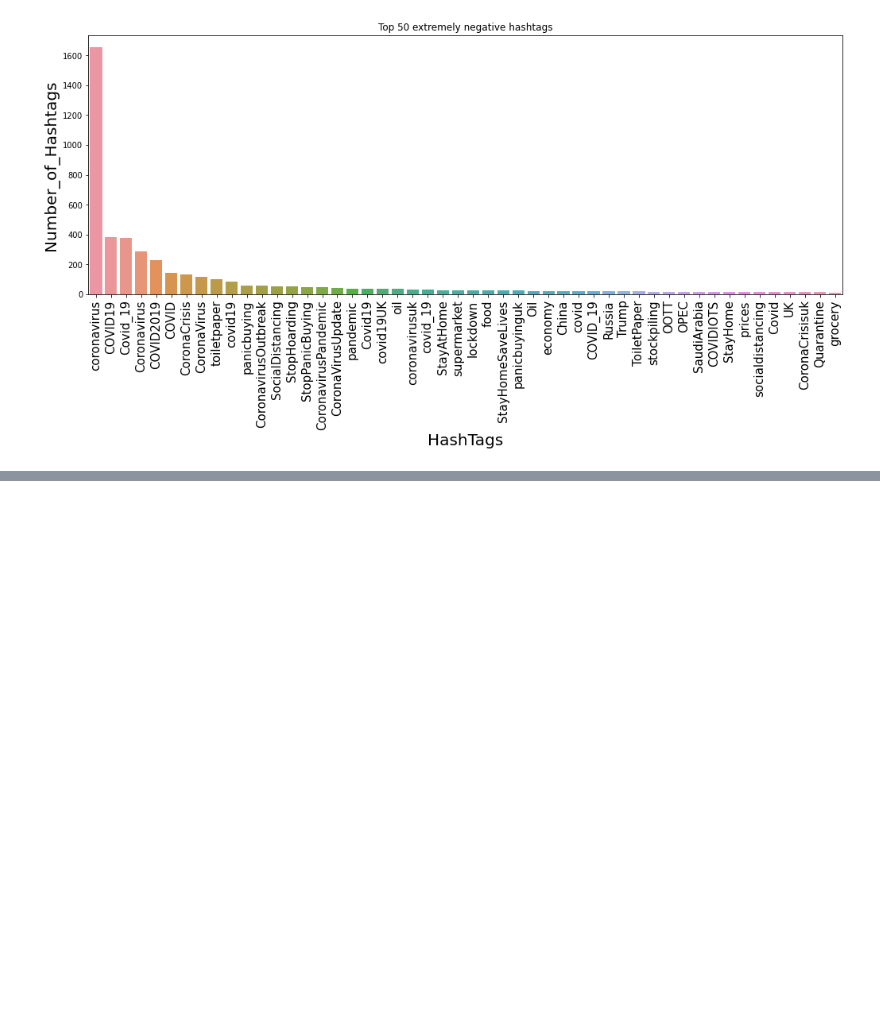
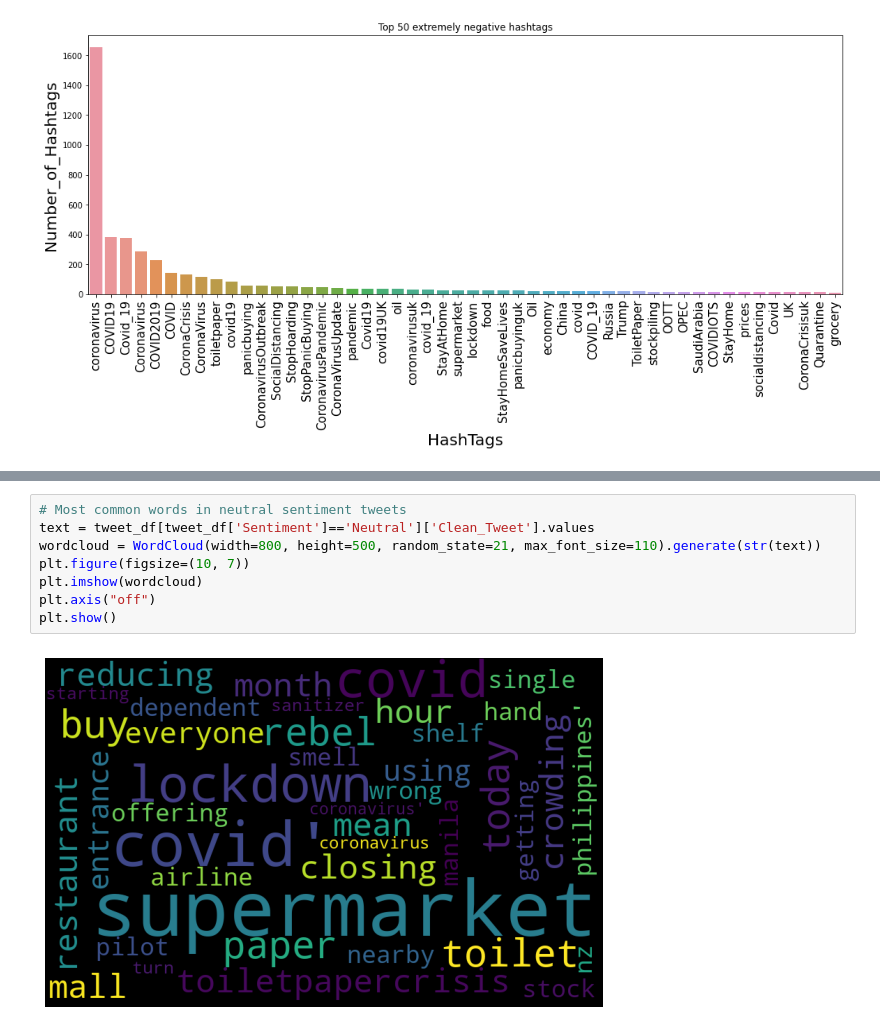
Before and after one commit to mukteshsingh95/Coronavirus-Tweet-Sentiment, a Jupyter notebook: Coronavirus_Tweet_Sentiment.ipynb, the cells around one changed output, grey strips where cells are left out. Cells and saved outputs as stored; diff of their text form; blank space fills up the shorter version.

```diff
--- a/Coronavirus_Tweet_Sentiment.ipynb
+++ b/Coronavirus_Tweet_Sentiment.ipynb
@@ -888,0 +961,10 @@ Text(0.5, 1.0, 'Top 50 extremely negative hashtags')
+# %%
+# Most common words in neutral sentiment tweets
+text = tweet_df[tweet_df['Sentiment']=='Neutral']['Clean_Tweet'].values
+wordcloud = WordCloud(width=800, height=500, random_state=21, max_font_size=110).generate(str(text))
+plt.figure(figsize=(10, 7))
+plt.imshow(wordcloud)
+plt.axis("off")
+plt.show()
+# %% [output]
+[figure, added]
```
Also changed, not shown: parts of 105 cells of this notebook.
